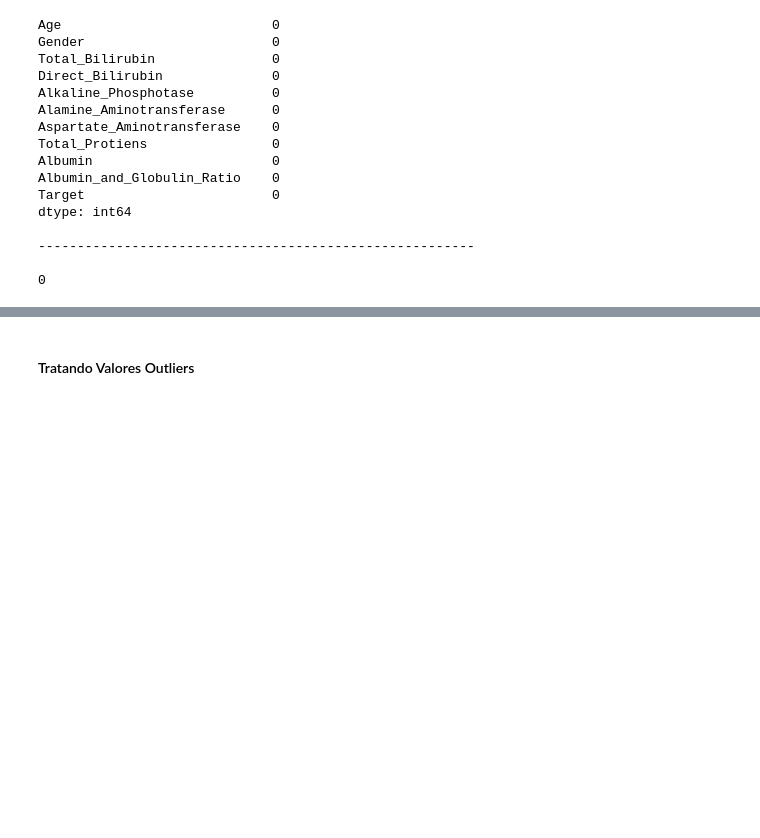
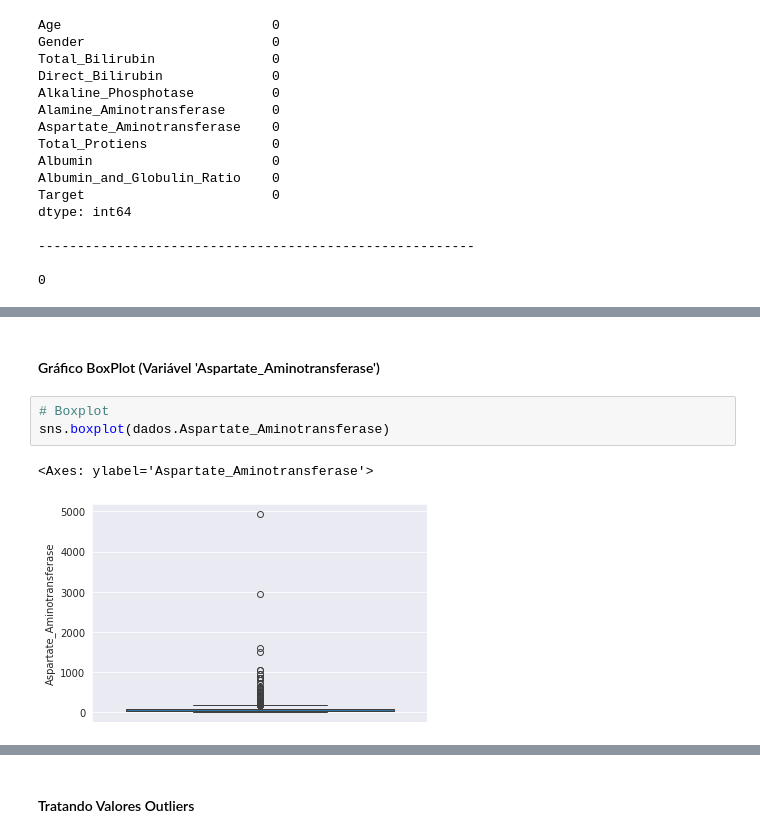
Before and after one commit to EduardoBran/Python_-_Machine_Learning, a Jupyter notebook: 01-Mini-Projeto_-_Construcao_Treinamento_Avaliacao_e_Selecao_de_Modelos_Para_Classificacao.ipynb, the cells around one changed output, grey strips where cells are left out. Drawn from its saved outputs; the diff is of its cells as text; blank space fills up the shorter version.

```diff
--- a/01-Mini-Projeto_-_Construcao_Treinamento_Avaliacao_e_Selecao_de_Modelos_Para_Classificacao.ipynb
+++ b/01-Mini-Projeto_-_Construcao_Treinamento_Avaliacao_e_Selecao_de_Modelos_Para_Classificacao.ipynb
@@ -613,0 +689,8 @@ dados.describe()
+# %% [markdown]
+#### Gráfico BoxPlot (Variável 'Aspartate_Aminotransferase')
+# %%
+# Boxplot
+sns.boxplot(dados.Aspartate_Aminotransferase)
+# %% [output]
+<Axes: ylabel='Aspartate_Aminotransferase'>
+[figure, added]
```
Also changed, not shown: parts of 15 cells of this notebook, 1 other file.
